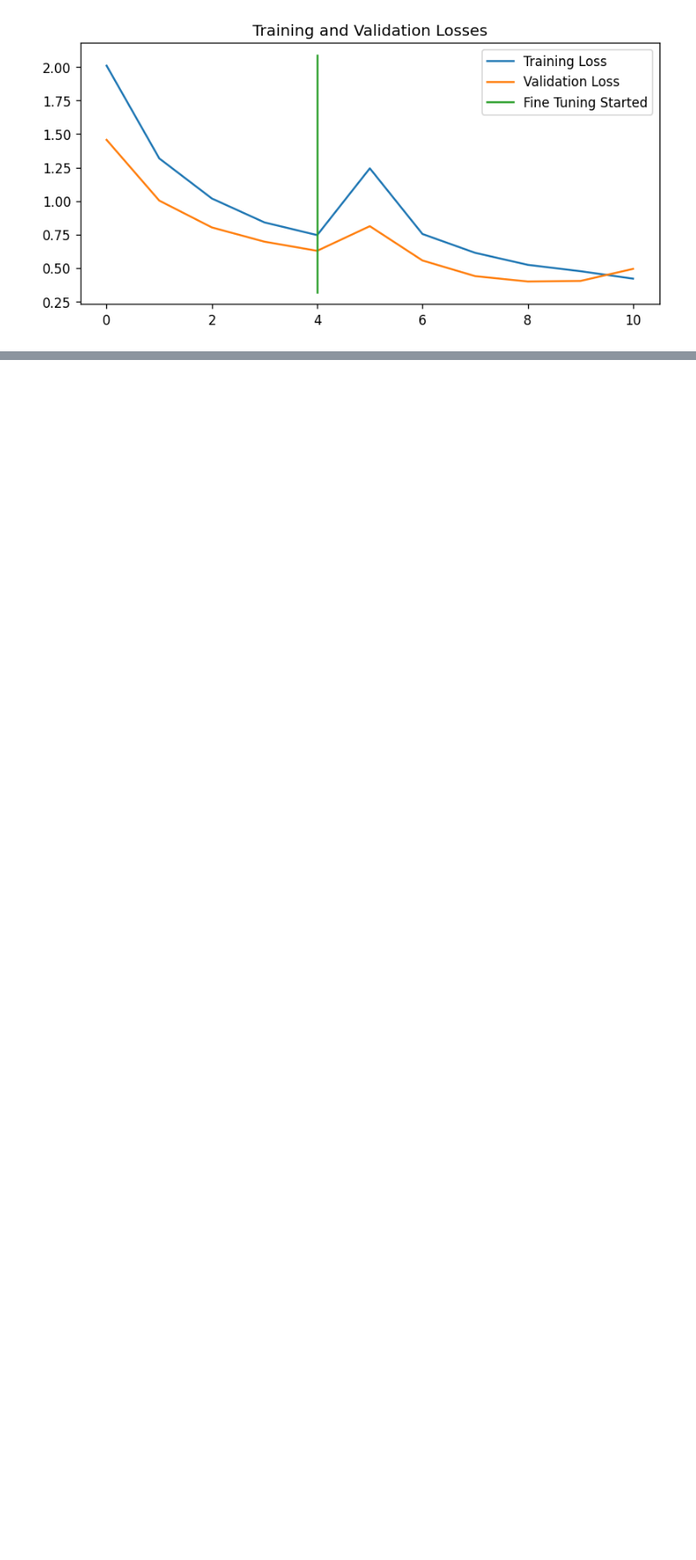
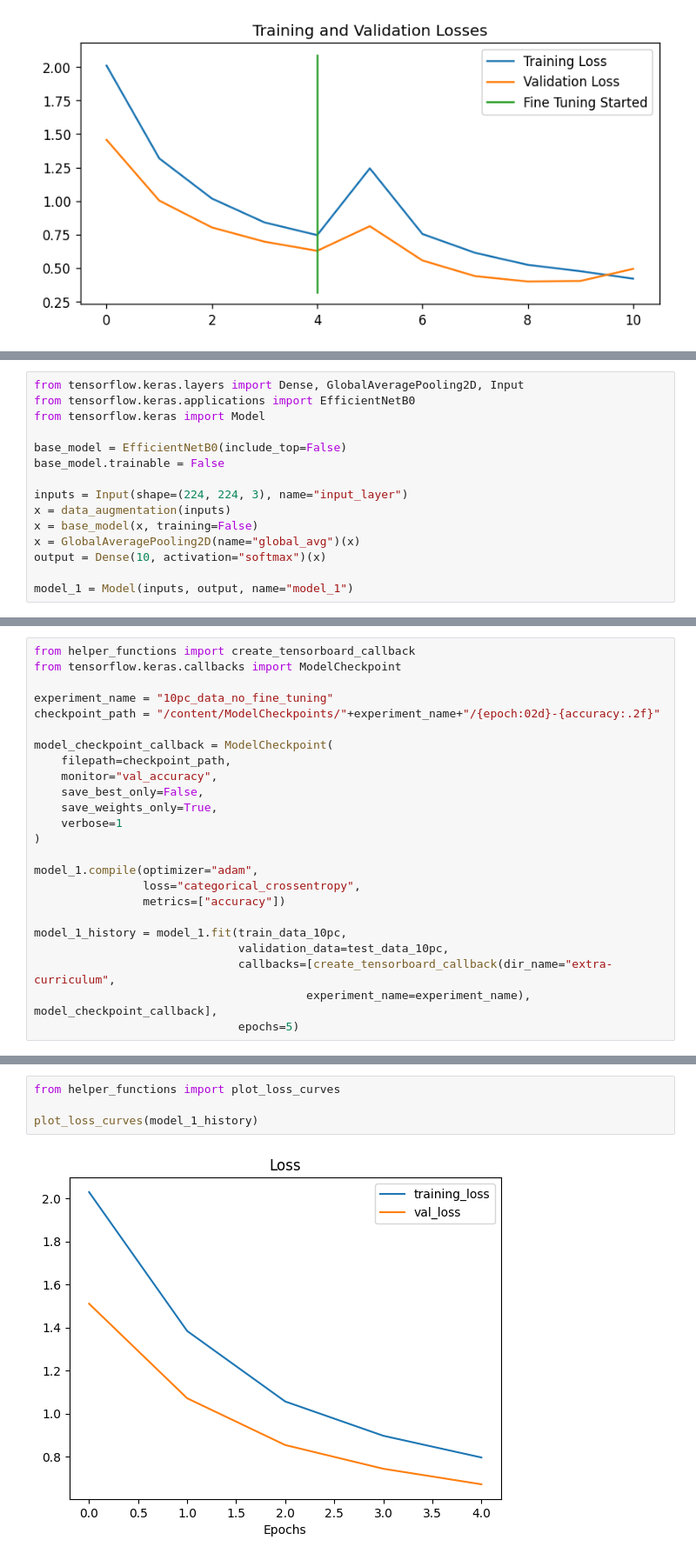
Before and after one commit to kshipra-jadav/ztm-dl, a Jupyter notebook: Transfer_Learning_with_TensorFlow_(Part_2)_ZTM.ipynb, the cells around one changed output, grey strips where cells are left out. Shown at 87% size. Drawn from its saved outputs; the diff is of its cells as text; blank space fills up the shorter version.

Commit message:
Finish Extra Curriculum For Transfer Learning Pt. 2

```diff
--- a/Transfer_Learning_with_TensorFlow_(Part_2)_ZTM.ipynb
+++ b/Transfer_Learning_with_TensorFlow_(Part_2)_ZTM.ipynb
@@ -839,0 +920,15 @@ compare_histories(model_2_history, model_2_history_fine_100pc)
+# %%
+from tensorflow.keras.layers import Dense, GlobalAveragePooling2D, Input
+from tensorflow.keras.applications import EfficientNetB0
+from tensorflow.keras import Model
+
+base_model = EfficientNetB0(include_top=False)
+base_model.trainable = False
+
+inputs = Input(shape=(224, 224, 3), name="input_layer")
+x = data_augmentation(inputs)
+x = base_model(x, training=False)
+x = GlobalAveragePooling2D(name="global_avg")(x)
+output = Dense(10, activation="softmax")(x)
+
+model_1 = Model(inputs, output, name="model_1")
@@ -839,0 +938,24 @@ compare_histories(model_2_history, model_2_history_fine_100pc)
+# %%
+from helper_functions import create_tensorboard_callback
+from tensorflow.keras.callbacks import ModelCheckpoint
+
+experiment_name = "10pc_data_no_fine_tuning"
+checkpoint_path = "/content/ModelCheckpoints/"+experiment_name+"/{epoch:02d}-{accuracy:.2f}"
+
+model_checkpoint_callback = ModelCheckpoint(
+    filepath=checkpoint_path,
+    monitor="val_accuracy",
+    save_best_only=False,
+    save_weights_only=True,
+    verbose=1
+)
+
+model_1.compile(optimizer="adam",
+                loss="categorical_crossentropy",
+                metrics=["accuracy"])
+
+model_1_history = model_1.fit(train_data_10pc,
+                              validation_data=test_data_10pc,
+                              callbacks=[create_tensorboard_callback(dir_name="extra-curriculum",
+                                        experiment_name=experiment_name), model_checkpoint_callback],
+                              epochs=5)
@@ -839,0 +980,6 @@ compare_histories(model_2_history, model_2_history_fine_100pc)
+# %%
+from helper_functions import plot_loss_curves
+
+plot_loss_curves(model_1_history)
+# %% [output]
+[figure, added]
```
Also changed, not shown: parts of 42 cells of this notebook.
